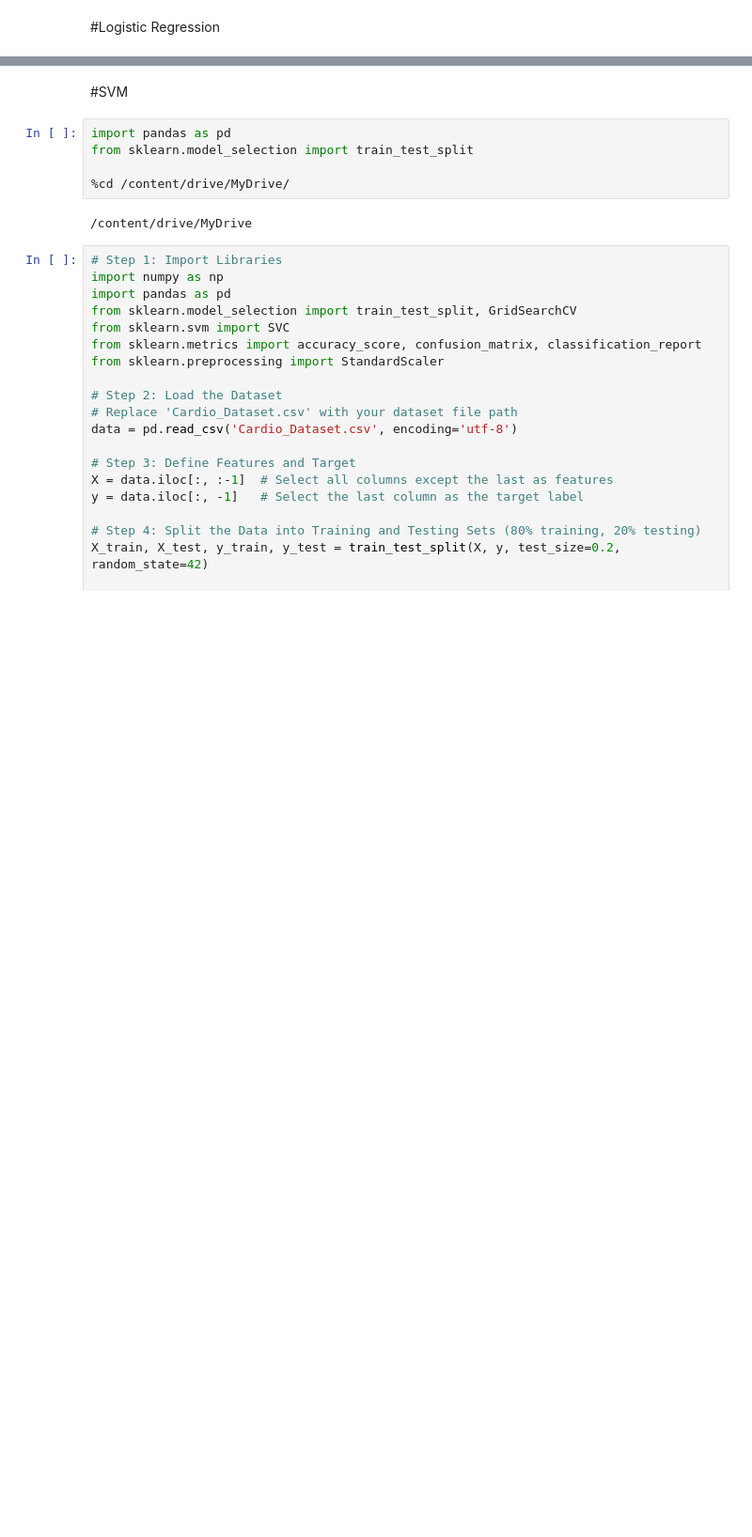
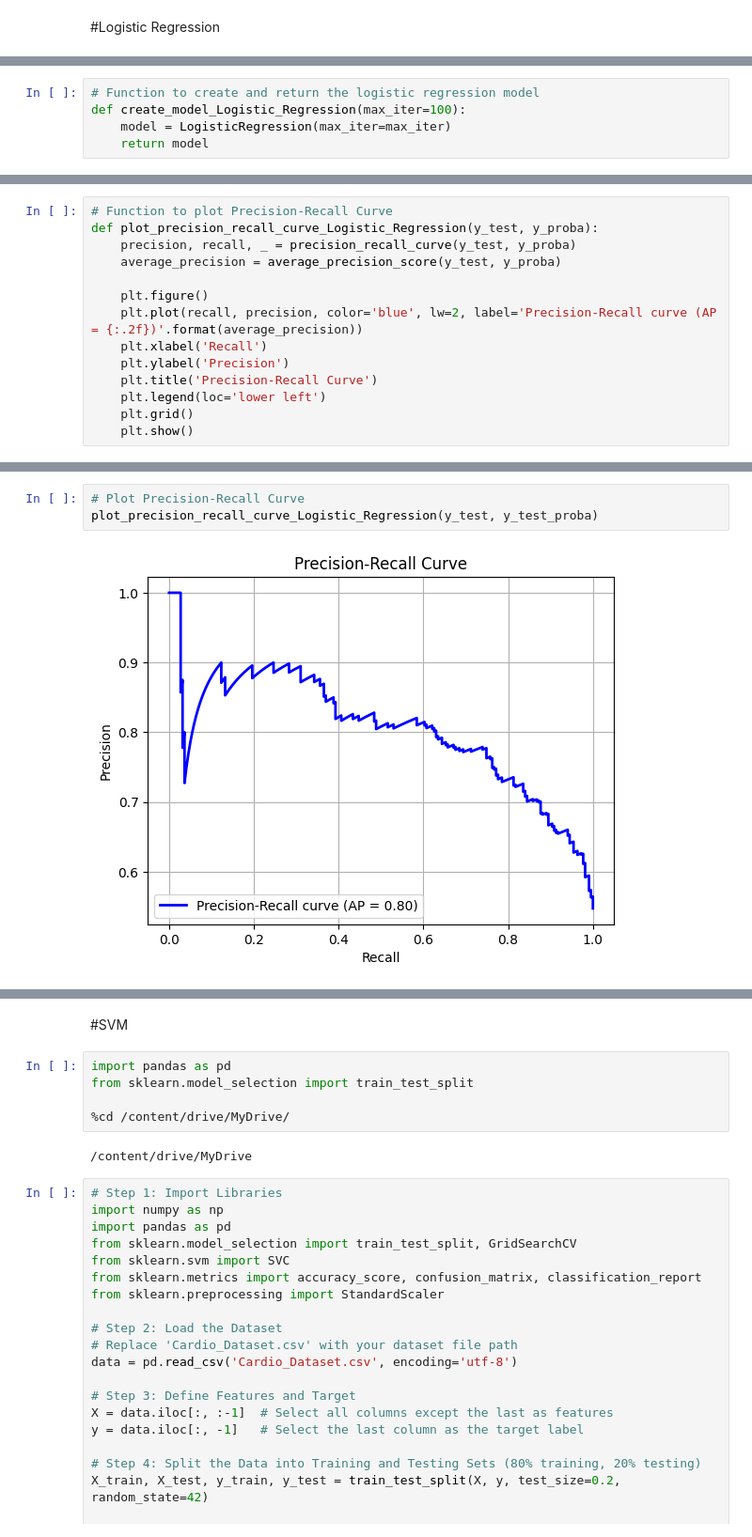
Before and after one commit to RazanAlkhaluqy/MachineLearningProject, a Jupyter notebook: LLP.ipynb, the cells around one changed output, grey strips where cells are left out. Shown at 94% size. Saved outputs shown, nothing was run; the diff lists cells and outputs as text; blank space fills up the shorter version.

```diff
--- a/LLP.ipynb
+++ b/LLP.ipynb
@@ -387 +87,6 @@ X_train, X_test, y_train, y_test = train_test_split(X, y, test_size=0.2, random_
+# %%
+# Function to create and return the logistic regression model
+def create_model_Logistic_Regression(max_iter=100):
+    model = LogisticRegression(max_iter=max_iter)
+    return model
 # %%
@@ -623 +160,15 @@ weighted avg       0.71      0.68      0.68       400
+# %%
+# Function to plot Precision-Recall Curve
+def plot_precision_recall_curve_Logistic_Regression(y_test, y_proba):
+    precision, recall, _ = precision_recall_curve(y_test, y_proba)
+    average_precision = average_precision_score(y_test, y_proba)
+
+    plt.figure()
+    plt.plot(recall, precision, color='blue', lw=2, label='Precision-Recall curve (AP = {:.2f})'.format(average_precision))
+    plt.xlabel('Recall')
+    plt.ylabel('Precision')
+    plt.title('Precision-Recall Curve')
+    plt.legend(loc='lower left')
+    plt.grid()
+    plt.show()
 # %%
@@ -655,0 +250,5 @@ plt.show()
+# %%
+# Plot Precision-Recall Curve
+plot_precision_recall_curve_Logistic_Regression(y_test, y_test_proba)
+# %% [output]
+[figure, added]
```
Also changed, not shown: parts of 47 cells of this notebook.
